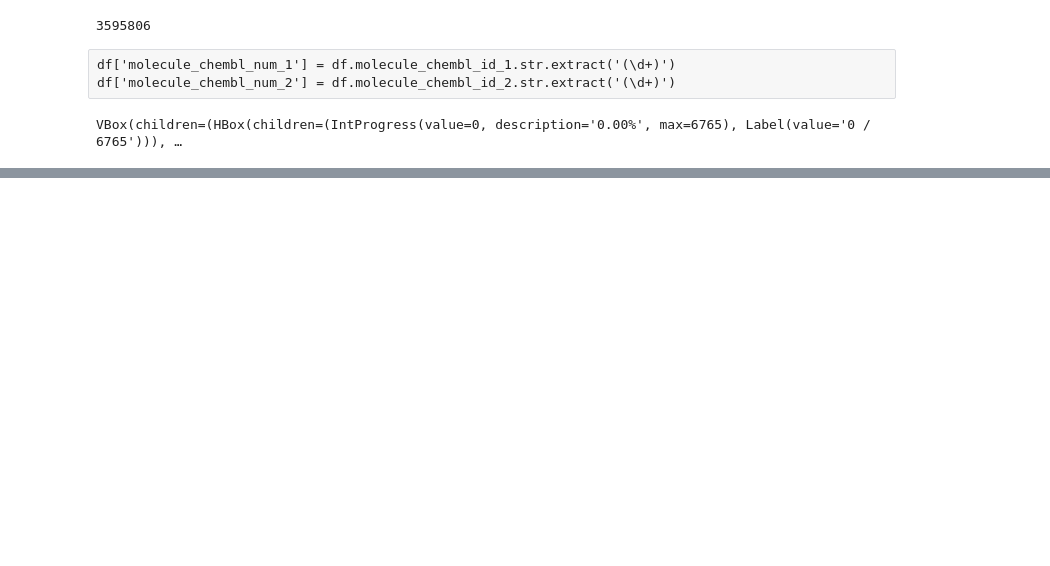
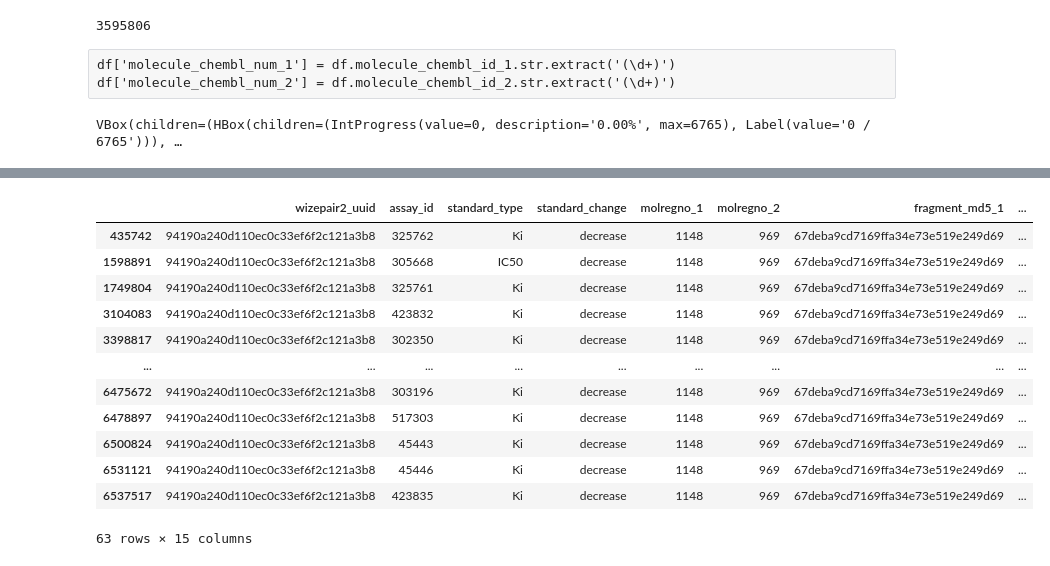
Before and after one commit to warner121/wizepair2, a Jupyter notebook: notebooks/skelo.ipynb, the cells around one changed output, grey strips where cells are left out. Cells and saved outputs as stored; diff of their text form; code cells hidden in the pictures; blank space fills up the shorter version.

```diff
--- a/notebooks/skelo.ipynb
+++ b/notebooks/skelo.ipynb
@@ -24,4 +48,9 @@ len(df.index)
 # %%
 df_melt = df.melt(id_vars='assay_id', value_vars=['tid_1', 'tid_2', 'tid_3', 'tid_4'])
 df_melt.dropna(inplace=True)
-df_melt.drop_duplicates(['assay_id', 'value'], inplace=True)
+df_melt.drop_duplicates(['assay_id', 'value'], inplace=True, keep='last')
+# %%
+df_melt['var_idx'] = df_melt.variable.str.extract('(\d+)').astype(int)
+df_melt = df_melt.join(
+    df_melt.groupby('assay_id')['var_idx'].apply(
+        lambda x: pd.Series((1+x.max())-x, index=x.index)).rename('new'))
@@ -160,0 +289,16 @@ df_eloo.to_csv('eloo.csv.gz', index=False, compression='gzip')
+# %%
+df_merge[(df_merge.wizepair2_uuid=='94190a240d110ec0c33ef6f2c121a3b8') & (df_merge.value==104764.0) & (df_merge.radius==1)]
+# %% [output]
+|  | wizepair2_uuid | assay_id | standard_type | standard_change | molregno_1 | molregno_2 | fragment_md5_1 | ... |
+| 435742 | 94190a240d110ec0c33ef6f2c121a3b8 | 325762 | Ki | decrease | 1148 | 969 | 67deba9cd7169ffa34e73e519e249d69 | ... |
+| 1598891 | 94190a240d110ec0c33ef6f2c121a3b8 | 305668 | IC50 | decrease | 1148 | 969 | 67deba9cd7169ffa34e73e519e249d69 | ... |
+| 1749804 | 94190a240d110ec0c33ef6f2c121a3b8 | 325761 | Ki | decrease | 1148 | 969 | 67deba9cd7169ffa34e73e519e249d69 | ... |
+| 3104083 | 94190a240d110ec0c33ef6f2c121a3b8 | 423832 | Ki | decrease | 1148 | 969 | 67deba9cd7169ffa34e73e519e249d69 | ... |
+| 3398817 | 94190a240d110ec0c33ef6f2c121a3b8 | 302350 | Ki | decrease | 1148 | 969 | 67deba9cd7169ffa34e73e519e249d69 | ... |
+| ... | ... | ... | ... | ... | ... | ... | ... | ... |
+| 6475672 | 94190a240d110ec0c33ef6f2c121a3b8 | 303196 | Ki | decrease | 1148 | 969 | 67deba9cd7169ffa34e73e519e249d69 | ... |
+| 6478897 | 94190a240d110ec0c33ef6f2c121a3b8 | 517303 | Ki | decrease | 1148 | 969 | 67deba9cd7169ffa34e73e519e249d69 | ... |
+| 6500824 | 94190a240d110ec0c33ef6f2c121a3b8 | 45443 | Ki | decrease | 1148 | 969 | 67deba9cd7169ffa34e73e519e249d69 | ... |
+| 6531121 | 94190a240d110ec0c33ef6f2c121a3b8 | 45446 | Ki | decrease | 1148 | 969 | 67deba9cd7169ffa34e73e519e249d69 | ... |
+| 6537517 | 94190a240d110ec0c33ef6f2c121a3b8 | 423835 | Ki | decrease | 1148 | 969 | 67deba9cd7169ffa34e73e519e249d69 | ... |
+63 rows × 15 columns
```
Also changed, not shown: parts of 36 cells of this notebook, 3 other files.
